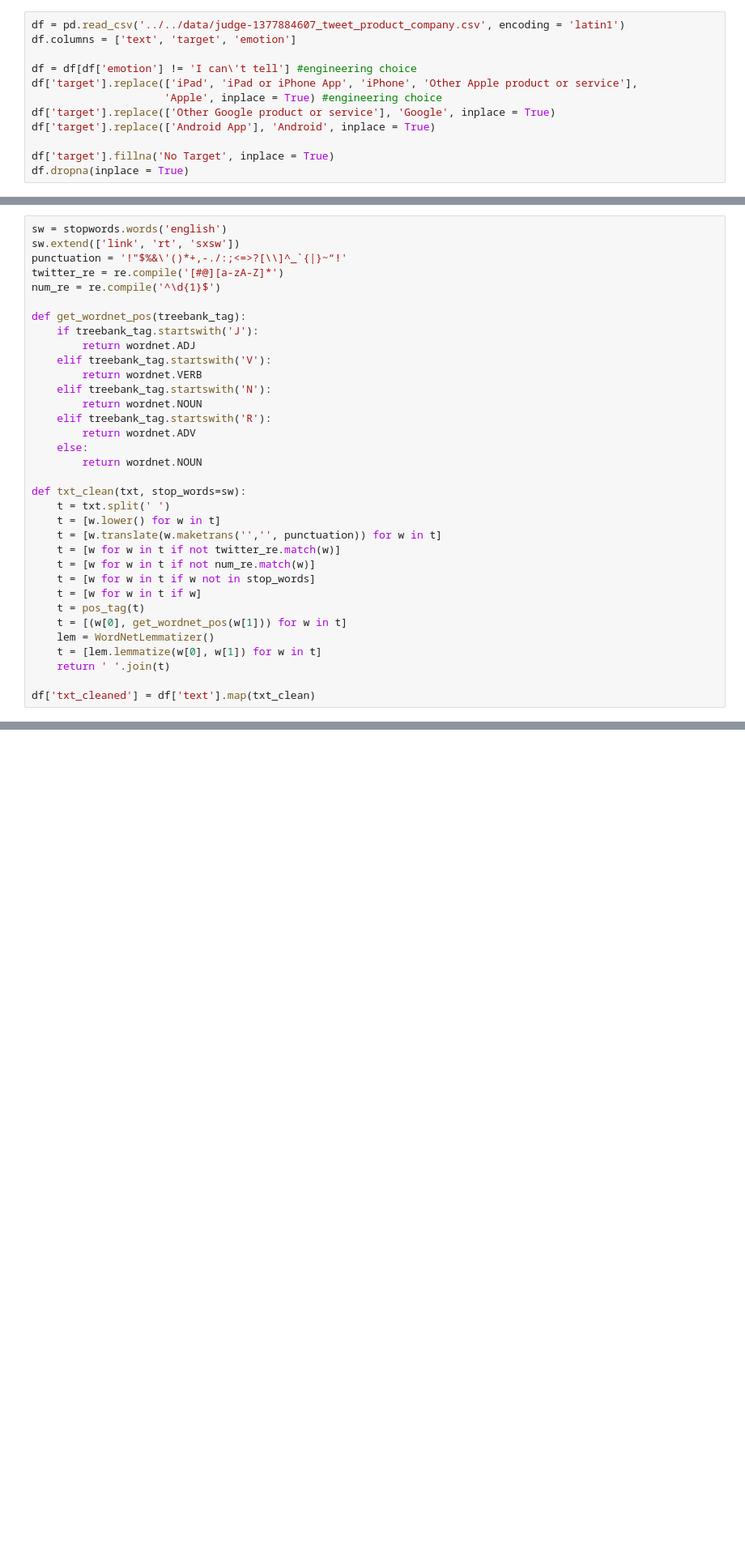
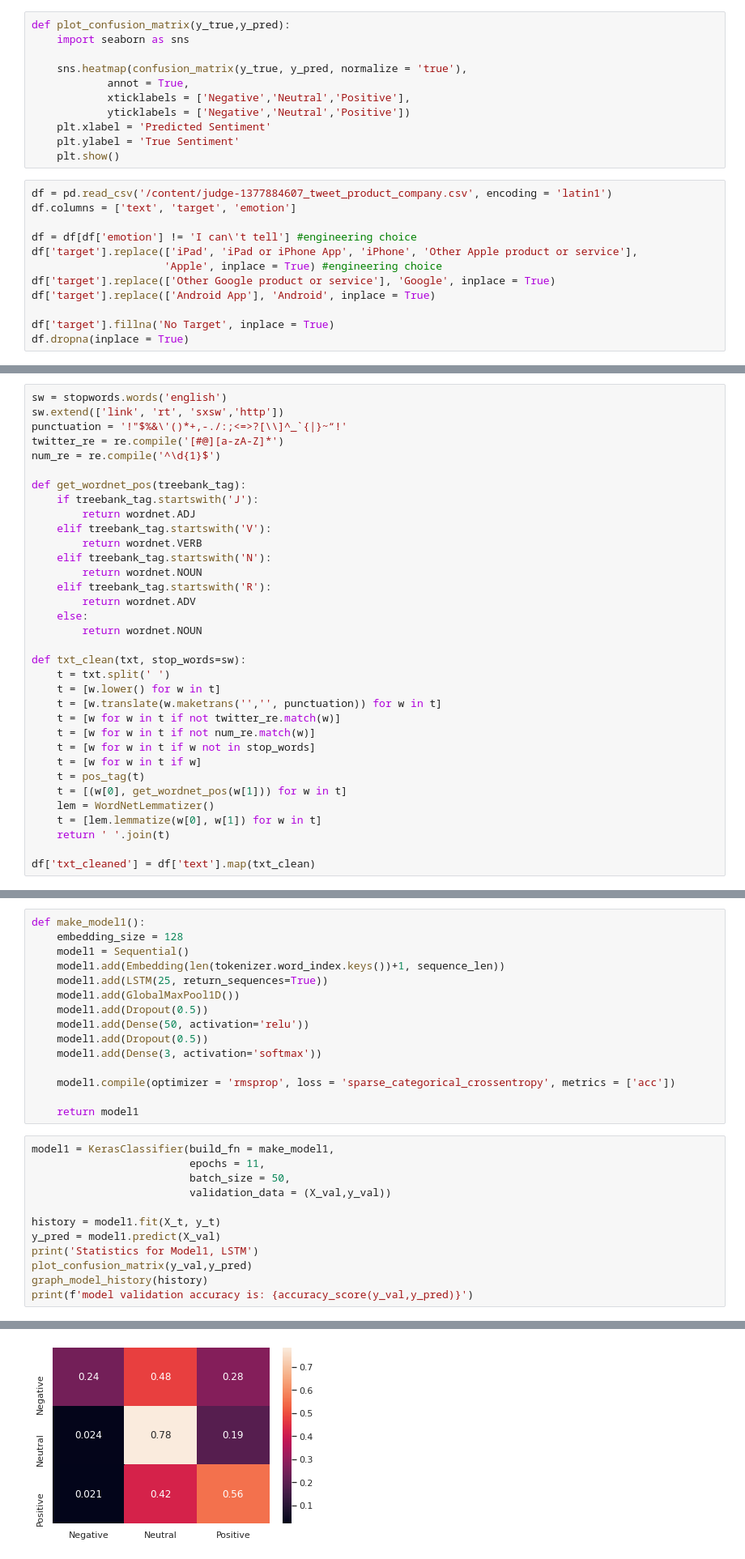
Before and after one commit to Caellwyn/product-flexible-twitter-sentiment-analysis, a Jupyter notebook: notebooks/exploratory/josh_models1.ipynb, the cells around one changed output, grey strips where cells are left out. Shown at 81% size. Saved outputs shown, nothing was run; the diff lists cells and outputs as text; blank space fills up the shorter version.

```diff
--- a/notebooks/exploratory/josh_models1.ipynb
+++ b/notebooks/exploratory/josh_models1.ipynb
@@ -33,5 +64,16 @@ pd.set_option('display.max_rows',50)
+# %%
+def plot_confusion_matrix(y_true,y_pred):
+    import seaborn as sns
+
+    sns.heatmap(confusion_matrix(y_true, y_pred, normalize = 'true'),
+            annot = True,
+            xticklabels = ['Negative','Neutral','Positive'],
+            yticklabels = ['Negative','Neutral','Positive'])
+    plt.xlabel = 'Predicted Sentiment'
+    plt.ylabel = 'True Sentiment'
+    plt.show()
 # %%
-df = pd.read_csv('../../data/judge-1377884607_tweet_product_company.csv', encoding = 'latin1')
+df = pd.read_csv('/content/judge-1377884607_tweet_product_company.csv', encoding = 'latin1')
 df.columns = ['text', 'target', 'emotion']
 
 df = df[df['emotion'] != 'I can\'t tell'] #engineering choice
@@ -47,6 +87,6 @@ We are getting a lot of purely numeric, combination letter and numeric, and word
 # %%
 sw = stopwords.words('english')
-sw.extend(['link', 'rt', 'sxsw'])
+sw.extend(['link', 'rt', 'sxsw','http'])
 punctuation = '!"$%&\'()*+,-./:;<=>?[\\]^_`{|}~“!'
 twitter_re = re.compile('[#@][a-zA-Z]*')
 num_re = re.compile('^\d{1}$')
@@ -144,0 +187,28 @@ y_train
+# %%
+def make_model1():
+    embedding_size = 128
+    model1 = Sequential()
+    model1.add(Embedding(len(tokenizer.word_index.keys())+1, sequence_len))
+    model1.add(LSTM(25, return_sequences=True))
+    model1.add(GlobalMaxPool1D())
+    model1.add(Dropout(0.5))
+    model1.add(Dense(50, activation='relu'))
+    model1.add(Dropout(0.5))
+    model1.add(Dense(3, activation='softmax'))
+
+    model1.compile(optimizer = 'rmsprop', loss = 'sparse_categorical_crossentropy', metrics = ['acc'])
+
+    return model1
+# %%
+model1 = KerasClassifier(build_fn = make_model1,
+                         epochs = 11,
+                         batch_size = 50,
+                         validation_data = (X_val,y_val))
+
+history = model1.fit(X_t, y_t)
+y_pred = model1.predict(X_val)
+print('Statistics for Model1, LSTM')
+plot_confusion_matrix(y_val,y_pred)
+graph_model_history(history)
+print(f'model validation accuracy is: {accuracy_score(y_val,y_pred)}')
+# %% [output]
@@ -144,0 +232 @@ y_train
+[figure, added]
```
Also changed, not shown: parts of 21 cells of this notebook.
